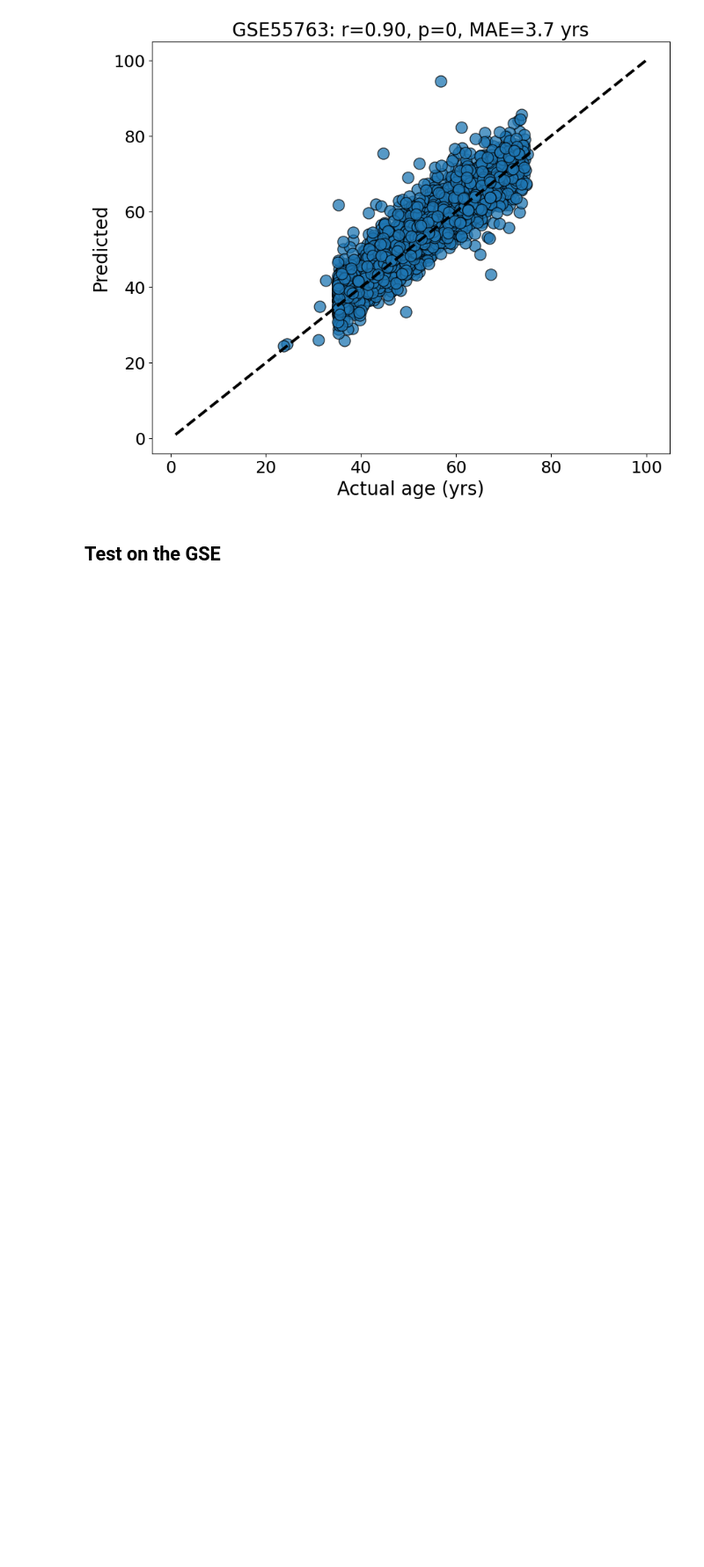
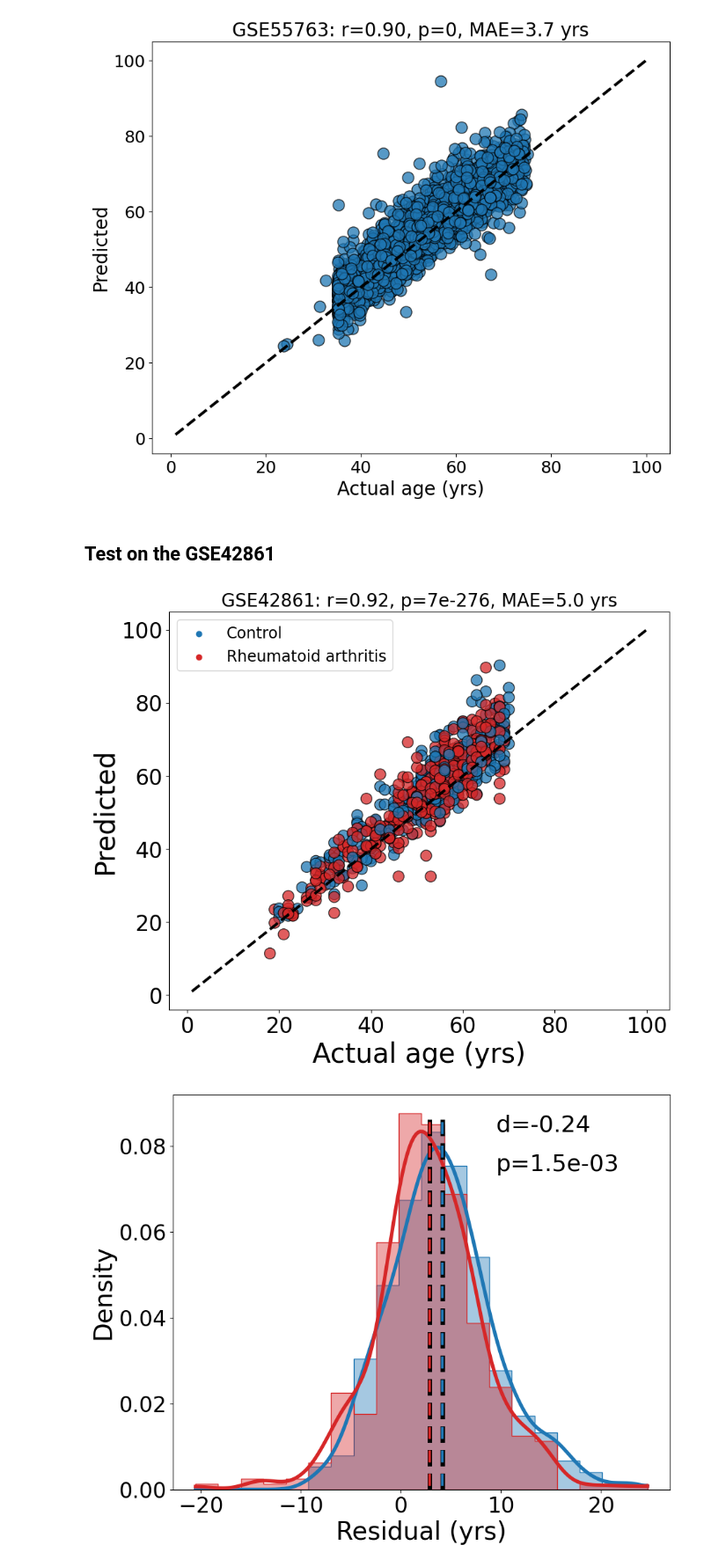
Before and after one commit to SkinnerCM/conboy-laboratory, a Jupyter notebook: dnam-clocks/mFSS-clock/notebooks/Generate figures/Generate Figure 3.ipynb, the cells around one changed output. Shown at 88% size. Saved outputs shown, nothing was run; the diff lists cells and outputs as text; code cells hidden in the pictures; blank space fills up the shorter version.

Commit message:
update 'Generate Figure 3' notebook

```diff
--- a/dnam-clocks/mFSS-clock/notebooks/Generate figures/Generate Figure 3.ipynb
+++ b/dnam-clocks/mFSS-clock/notebooks/Generate figures/Generate Figure 3.ipynb
@@ -158,9 +158,14 @@ plt.title('{}: r={:.2f}, p={:.1g}, MAE={:.1f} yrs'.format(lehne_meta.series_id[0
 Text(0.5, 1.0, 'GSE55763: r=0.90, p=0, MAE=3.7 yrs')
 [figure]
 # %% [markdown]
-## Test on the GSE
+## Test on the GSE42861
 # %%
-art = np.load('Datasets/Arthritis/Arthritis32_full.npy', allow_pickle=True)
-art_meta = pd.read_excel('Datasets/Arthritis/Arthritis_pmeta.xlsx')
-cgs=list_reader('Datasets/Arthritis/cgs_full.txt')
+art = np.load(data_path + 'GSE42861_arthritis/arthritis32_full.npy', allow_pickle=True)
+art_meta = pd.read_excel(data_path + 'GSE42861_arthritis/arthritis_pmeta.xlsx')
+cgs=list_reader(data_path + 'GSE42861_arthritis/cgs_full.txt')
 art = pd.DataFrame(art, columns=cgs)
+# %%
+fig3_plots(art,art_meta,age_corr_mfss_model, age_corr_mfss_selection, "Rheumatoid arthritis", flag=False)
+# %% [output]
+[figure, added]
+[figure, added]
```
Also changed, not shown: parts of 1 cell of this notebook.
